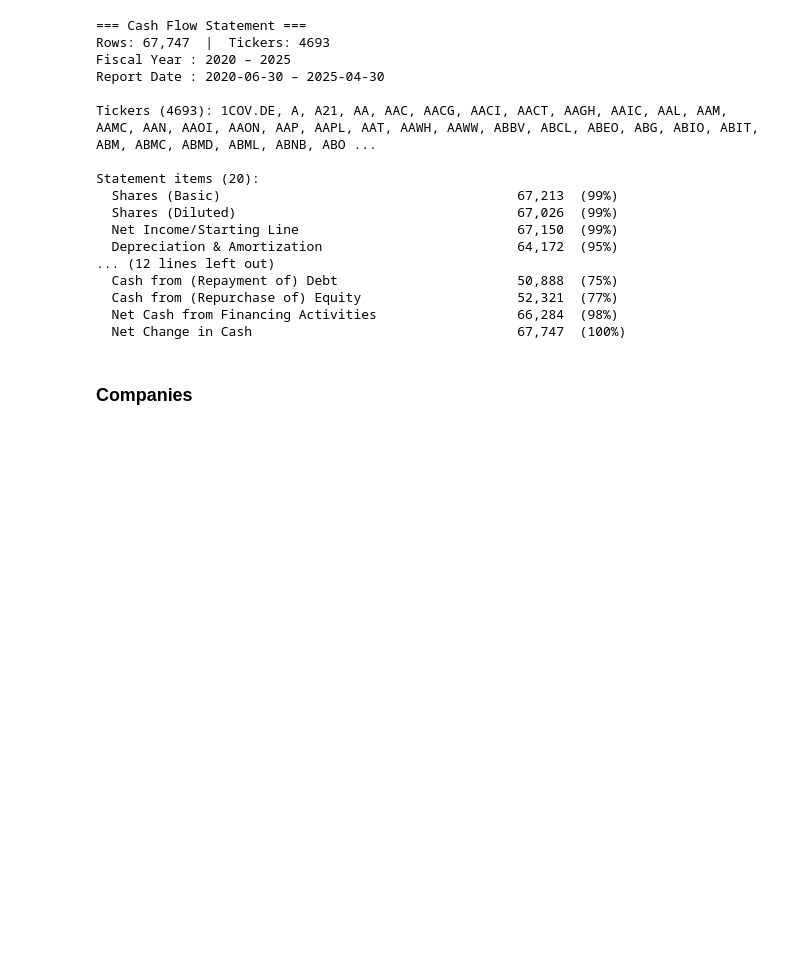
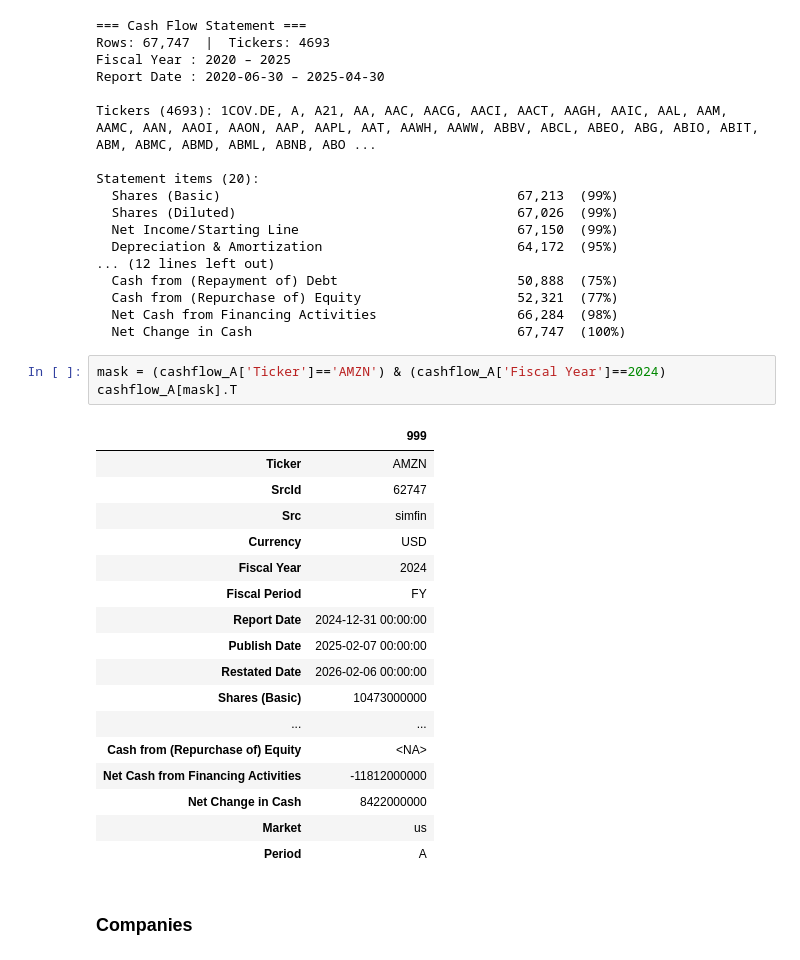
Before and after one commit to marcdumon/investment_research_platform, a Jupyter notebook: notebooks/summary_simfin.ipynb, the cells around one changed output. Drawn from its saved outputs; the diff is of its cells as text; blank space fills up the shorter version.

```diff
--- a/notebooks/summary_simfin.ipynb
+++ b/notebooks/summary_simfin.ipynb
@@ -120,6 +120,27 @@ Statement items (20):
   Cash from (Repurchase of) Equity                    52,321  (77%)
   Net Cash from Financing Activities                  66,284  (98%)
   Net Change in Cash                                  67,747  (100%)
+# %%
+mask = (cashflow_A['Ticker']=='AMZN') & (cashflow_A['Fiscal Year']==2024)
+cashflow_A[mask].T
+# %% [output]
+|  | 999 |
+| Ticker | AMZN |
+| SrcId | 62747 |
+| Src | simfin |
+| Currency | USD |
+| Fiscal Year | 2024 |
+| Fiscal Period | FY |
+| Report Date | 2024-12-31 00:00:00 |
+| Publish Date | 2025-02-07 00:00:00 |
+| Restated Date | 2026-02-06 00:00:00 |
+| Shares (Basic) | 10473000000 |
+| ... | ... |
+| Cash from (Repurchase of) Equity | <NA> |
+| Net Cash from Financing Activities | -11812000000 |
+| Net Change in Cash | 8422000000 |
+| Market | us |
+| Period | A |
 # %% [markdown]
 ### Companies
 # %%
```
Also changed, not shown: 7 other files.
